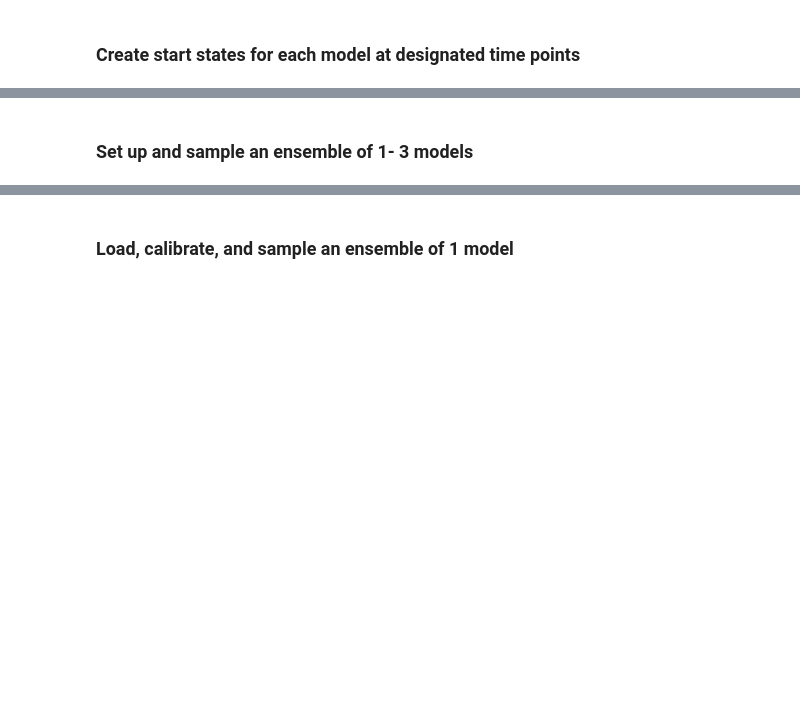
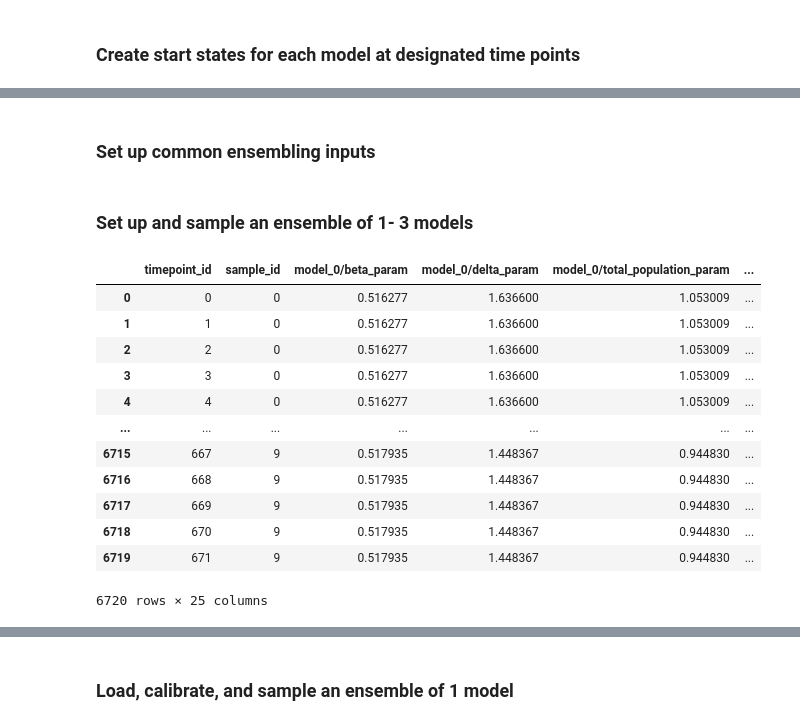
Before and after one commit to liunelson/pyciemss, a Jupyter notebook: notebook/hackathon_prep/ensemble_challenge.ipynb, the cells around one changed output, grey strips where cells are left out. Drawn from its saved outputs; the diff is of its cells as text; code cells hidden in the pictures; blank space fills up the shorter version.

Commit message:
more work on ensemble modeling

```diff
--- a/notebook/hackathon_prep/ensemble_challenge.ipynb
+++ b/notebook/hackathon_prep/ensemble_challenge.ipynb
@@ -173,3 +180,10 @@ model1
+# %%
+model1 = change_model_parameters(filename1, [("beta", 0.55), ("total_population", 1.0), ("delta", 1.5), ("pS", 0.7), ("alpha", 4), ("gamma", 0.2),
+                                             ("hosp", 0.1), ("dnh", 0.0001), ("dh", 0.04), ("los", 7), ("tau", 30)])
+model2 = change_model_parameters(filename2, [("beta", 0.55), ("total_population", 1.0), ("delta", 1.5), ("pS", 0.7), ("alpha", 4), ("gamma", 0.2),
+                                             ("hosp", 0.1), ("dnh", 0.0001), ("dh", 0.04), ("los", 7)])
+model3 = change_model_parameters(filename3, [("beta", 0.55), ("total_population", 1.0), ("gamma", 0.2), ("hosp", 0.1), ("dnh", 0.0001), ("dh", 0.04), ("los", 7)])
+model_list = [model1, model2, model3]
 # %% [markdown]
 ### Create functions to define solution mapping dictionaries
 # %%
@@ -291,14 +355,38 @@ start_states = [create_start_state1(data, train_start_date, regional_population)
+# %% [markdown]
+### Set up common ensembling inputs
+# %%
+num_samples = 10
+timepoints = all_timepoints3
+total_population = 1.0 # Double check that population is normalized to 1.0
+start_time = train_timepoints1[0] - 1e-5 # Start time (for all simulations)
+DATA_PATH = "../hackathon_prep/"
+data_filename = data_file3 # data_file number must be consistent with all_timepoints number
+data_path = os.path.join(DATA_PATH, data_filename)
+num_iterations = 100
 # %% [markdown]
 ### Set up and sample an ensemble of 1- 3 models
-# %%
-# Check that you can load and sample an ensemble of 1-3 models (you can!)
-weights = [1/3, 1/3, 1/3]
-num_samples = 10
-timepoints = all_timepoints1 #[0.0, 1.0, 2.0, 3.0, 4.0]
-
-# Run sampling
-ensemble_samples = load_and_sample_petri_ensemble(
-    model_paths, weights, solution_mappings, num_samples, timepoints
-)
-
-ensemble_samples
+# %%
+ensemble_samples = load_and_sample_petri_ensemble(
+    [model_list[0]], [1], [solution_mapping1], num_samples, timepoints,
+    # start_states=[start_states[0]],
+    total_population=total_population, start_time=start_time,
+)
+
+display(ensemble_samples)
+schema = plots.trajectories(ensemble_samples, subset=".*_sol", title="SEAIRHDS Model Samples")
+schema = plots.pad(schema, 5)
+plots.ipy_display(schema)
+# %% [output]
+|  | timepoint_id | sample_id | model_0/beta_param | model_0/delta_param | model_0/total_population_param | ... |
+| 0 | 0 | 0 | 0.516277 | 1.636600 | 1.053009 | ... |
+| 1 | 1 | 0 | 0.516277 | 1.636600 | 1.053009 | ... |
+| 2 | 2 | 0 | 0.516277 | 1.636600 | 1.053009 | ... |
+| 3 | 3 | 0 | 0.516277 | 1.636600 | 1.053009 | ... |
+| 4 | 4 | 0 | 0.516277 | 1.636600 | 1.053009 | ... |
+| ... | ... | ... | ... | ... | ... | ... |
+| 6715 | 667 | 9 | 0.517935 | 1.448367 | 0.944830 | ... |
+| 6716 | 668 | 9 | 0.517935 | 1.448367 | 0.944830 | ... |
+| 6717 | 669 | 9 | 0.517935 | 1.448367 | 0.944830 | ... |
+| 6718 | 670 | 9 | 0.517935 | 1.448367 | 0.944830 | ... |
+| 6719 | 671 | 9 | 0.517935 | 1.448367 | 0.944830 | ... |
+6720 rows × 25 columns
```
Also changed, not shown: parts of 18 cells of this notebook, 3 other files.
